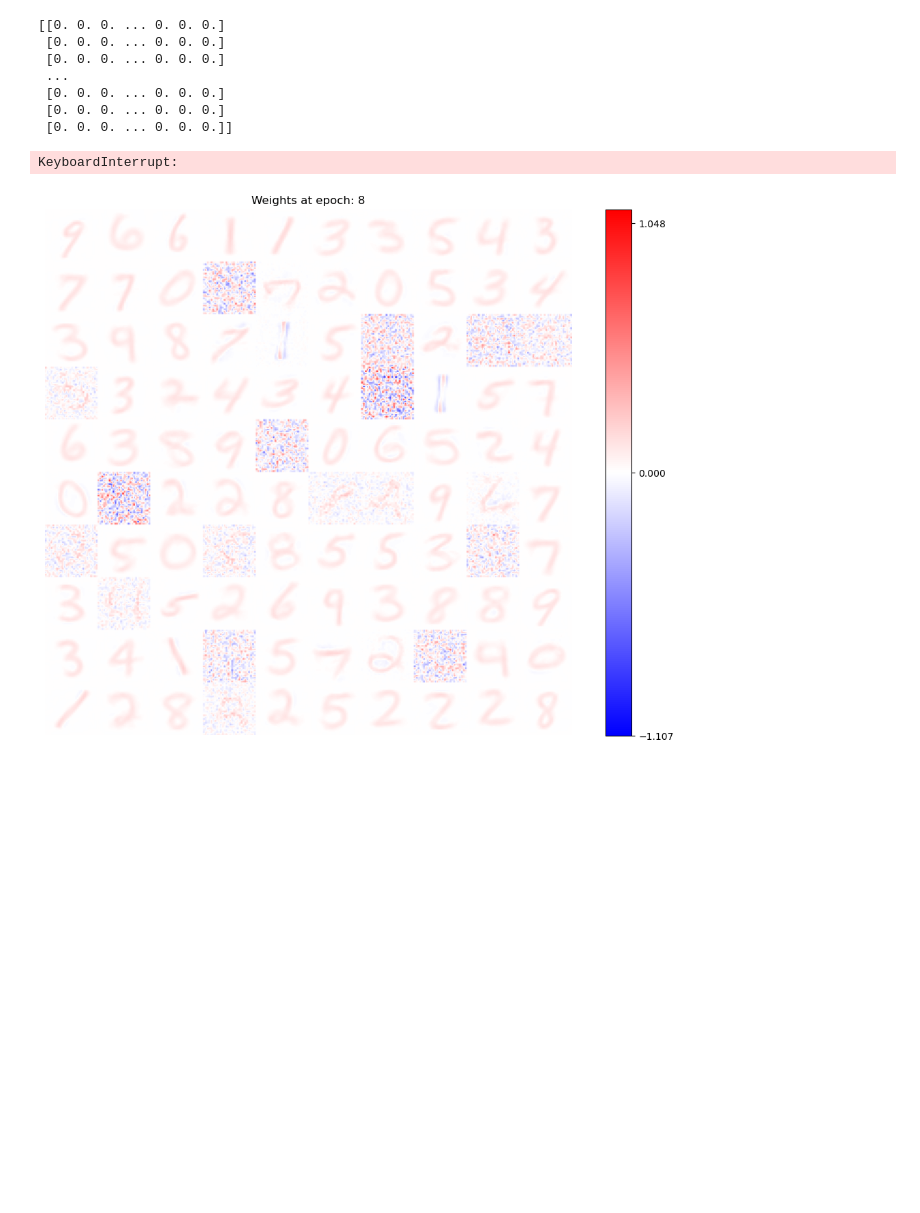
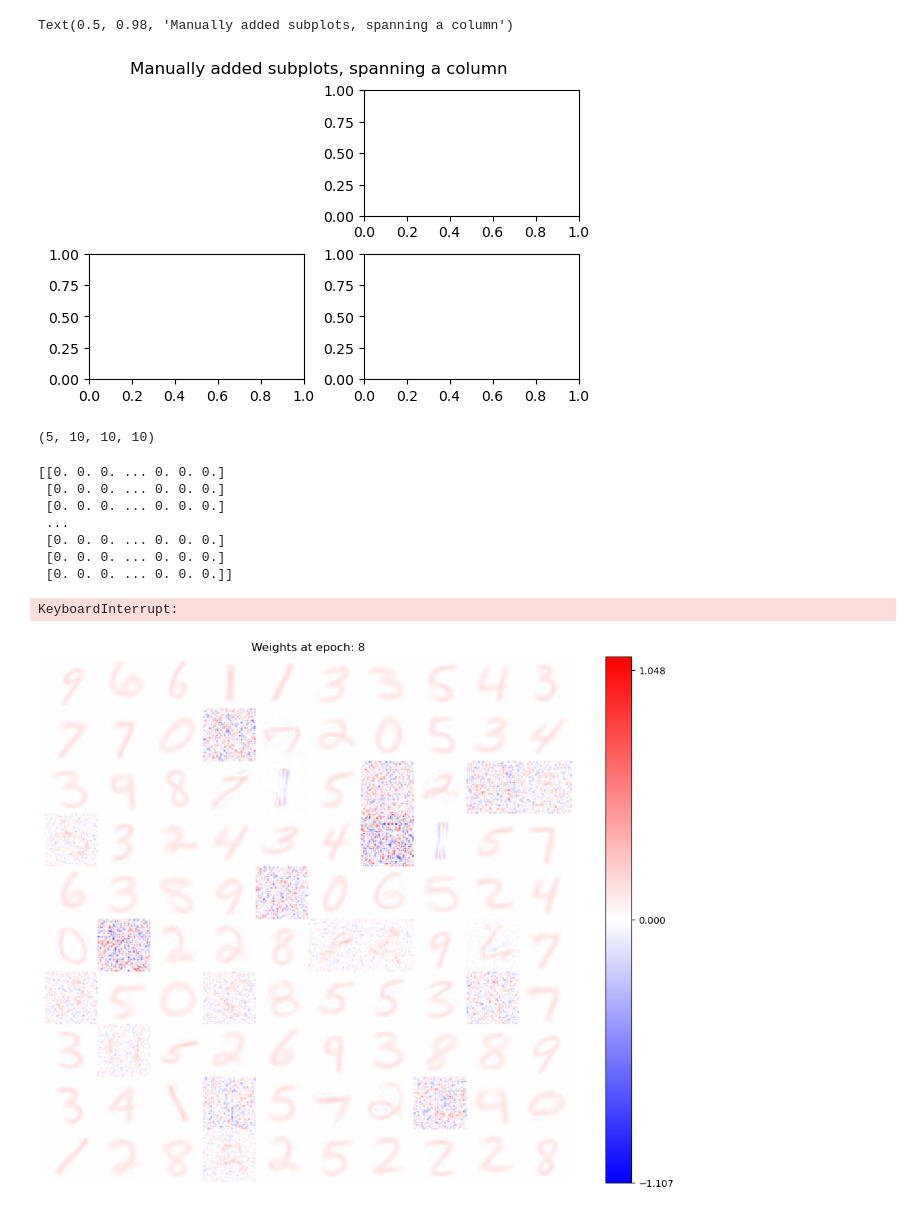
Before and after one commit to juelha/CompetingHiddenUnits, a Jupyter notebook: src/demo.ipynb, the cells around one changed output. Cells and saved outputs as stored; diff of their text form; code cells hidden in the pictures; blank space fills up the shorter version.

```diff
--- a/src/demo.ipynb
+++ b/src/demo.ipynb
@@ -7,3 +73,38 @@ import fast
+# %%
+fig = plt.figure(figsize=(5.5, 3.5), layout="constrained")
+spec = fig.add_gridspec(2, 2)
+
+ax0 = fig.add_subplot(spec[0, 1])
+
+ax10 = fig.add_subplot(spec[1, 0])
+
+ax11 = fig.add_subplot(spec[1, 1])
+
+fig.suptitle('Manually added subplots, spanning a column')
+# %% [output]
+Text(0.5, 0.98, 'Manually added subplots, spanning a column')
+[figure, added]
+# %%
+import numpy as np
+
+# Number of small arrays you want to store
+num_arrays = 5  # Example with 5 arrays
+
+# Initialize the big array with shape (num_arrays, 10, 10, 10)
+big_array = np.zeros((num_arrays, 10, 10, 10))
+
+# Create the small arrays and insert them into the big array
+for i in range(num_arrays):
+    # Example of generating different arrays
+    small_array = np.tile((np.array([i*10 + j for j in range(10)]).reshape(-1, 1, 1)), (1, 10, 10))
+
+    # Insert the small array into the big array
+    big_array[i] = small_array
+
+# big_array now contains all the small arrays
+big_array.shape
+# %% [output]
+(5, 10, 10, 10)
 # %%
 # load data
 data = "mnist"
```
Also changed, not shown: parts of 3 cells of this notebook, 10 other files.
